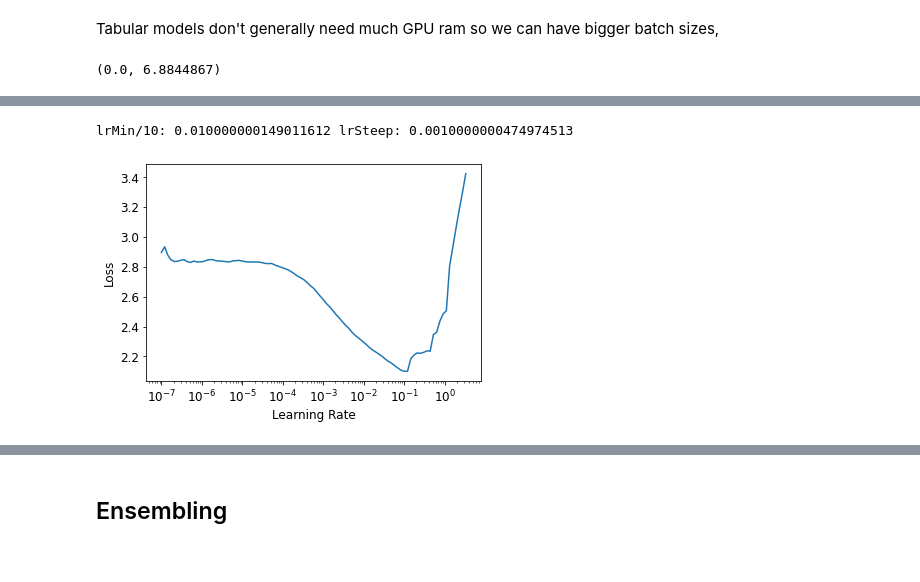
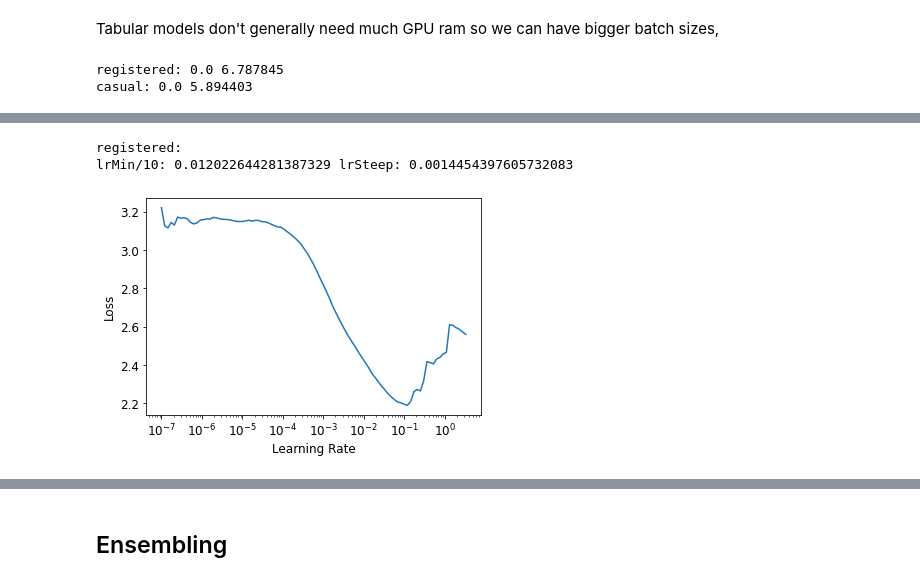
Before and after one commit to atticusmatticus/fastai_files, a Jupyter notebook: 09_bike_sharing_model-2.ipynb, the cells around one changed output, grey strips where cells are left out. Saved outputs shown, nothing was run; the diff lists cells and outputs as text; code cells hidden in the pictures.

```diff
--- a/09_bike_sharing_model-2.ipynb
+++ b/09_bike_sharing_model-2.ipynb
@@ -935,3 +1098,3 @@ dfNNFinalTest
 # %%
-contNN,catNN = cont_cat_split(dfNNFinal, max_card=18, dep_var=depVar)
+contNN_r,catNN_r = cont_cat_split(dfNNFinal_r, max_card=18, dep_var=depVar_r)
 # %%
@@ -959,10 +1121,10 @@ It seems to me that some of these variables although somewhat lower in cardinali
 
 Specifically, `datetimeDayofyear` and `datetimeWeek` are categorical in nature, I think.
 # %%
-for i in ['datetimeDayofyear', 'datetimeWeek']:
-    contNN.remove(i)
-    catNN.append(i)
+for i in ['datetimeDay', 'datetimeWeek']:
+    contNN_r.remove(i)
+    catNN_r.append(i)
 
-print('catNN:', catNN)
-print('contNN:', contNN)
+print('catNN:', catNN_r)
+print('contNN:', contNN_r)
 # %% [output]
@@ -1026,22 +1199,32 @@ toNNtest = TabularPandas(dfNNFinalTest,
 # %% [markdown]
 Tabular models don't generally need much GPU ram so we can have bigger batch sizes,
 # %%
-dls = toNN.dataloaders(1024)
-dlsTest = toNNtest.dataloaders(1024)
+dls_r = toNN_r.dataloaders(1024)
+dls_c = toNN_c.dataloaders(1024)
+
+dlsTest_r = toNNtest_r.dataloaders(1024)
+dlsTest_c = toNNtest_c.dataloaders(1024)
 # %%
-y = toNN.train.y
-y.min(), y.max()
+y_r = toNN_r.train.y
+print('registered:', y_r.min(), y_r.max())
+y_c = toNN_c.train.y
+print('casual:', y_c.min(), y_c.max())
 # %% [output]
-(0.0, 6.8844867)
+registered: 0.0 6.787845
+casual: 0.0 5.894403
 # %%
 #F.mse_loss??
 # %%
-learn = tabular_learner(dls, layers=[200,100], n_out=1,
+learn_r = tabular_learner(dls_r, layers=[200,100], n_out=1,
                         y_range=(0,7), loss_func=F.mse_loss)
+learn_c = tabular_learner(dls_c, layers=[200,100], n_out=1,
+                        y_range=(0,6), loss_func=F.mse_loss)
 # %%
-lrMin,lrSteep = learn.lr_find()
-print('lrMin/10:', lrMin, 'lrSteep:', lrSteep)
+lrMin_r,lrSteep_r = learn_r.lr_find()
+print('registered:')
+print('lrMin/10:', lrMin_r, 'lrSteep:', lrSteep_r)
 # %% [output]
 [interactive output not drawn]
-lrMin/10: 0.010000000149011612 lrSteep: 0.0010000000474974513
+registered:
+lrMin/10: 0.012022644281387329 lrSteep: 0.0014454397605732083
-[figure, old version]
+[figure, new version]
```
Also changed, not shown: parts of 94 cells of this notebook.
